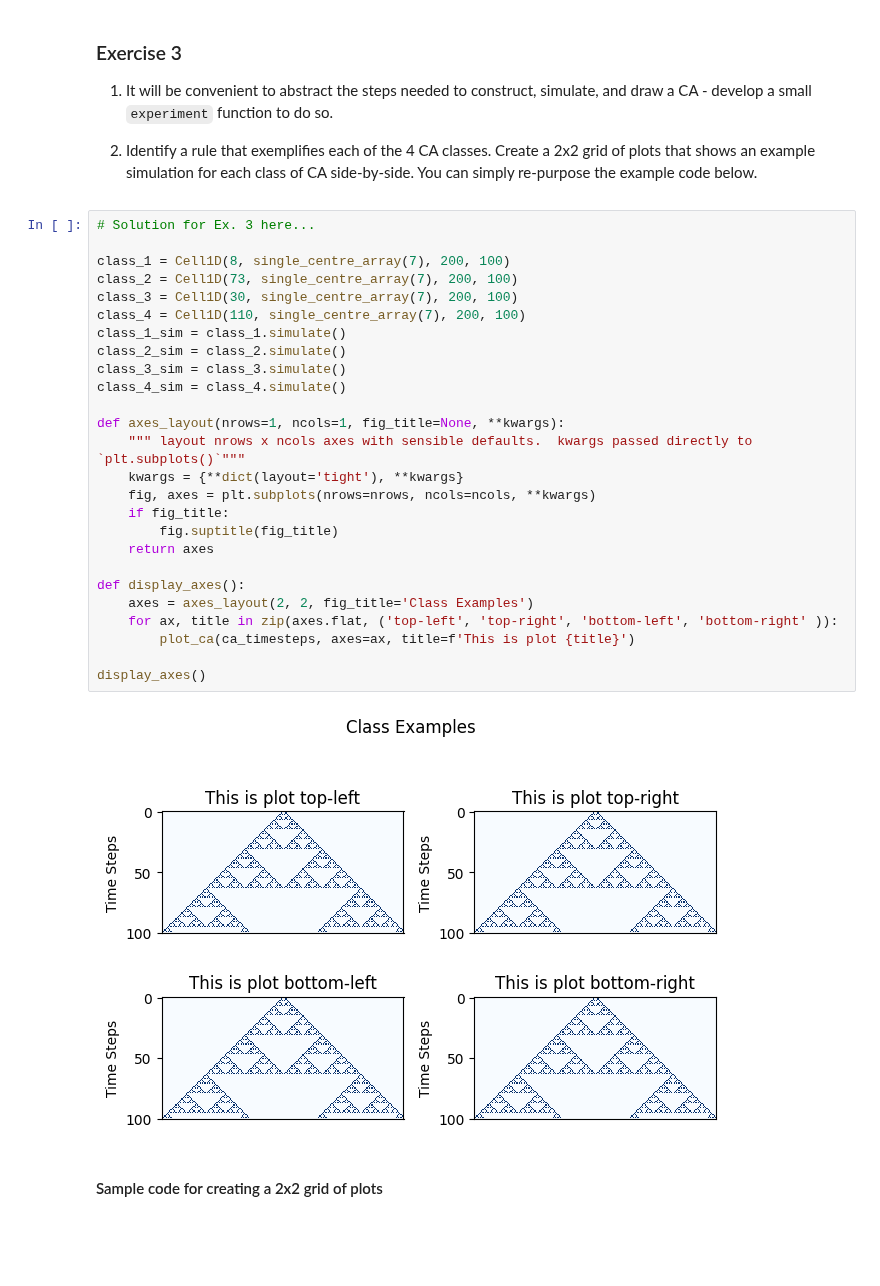
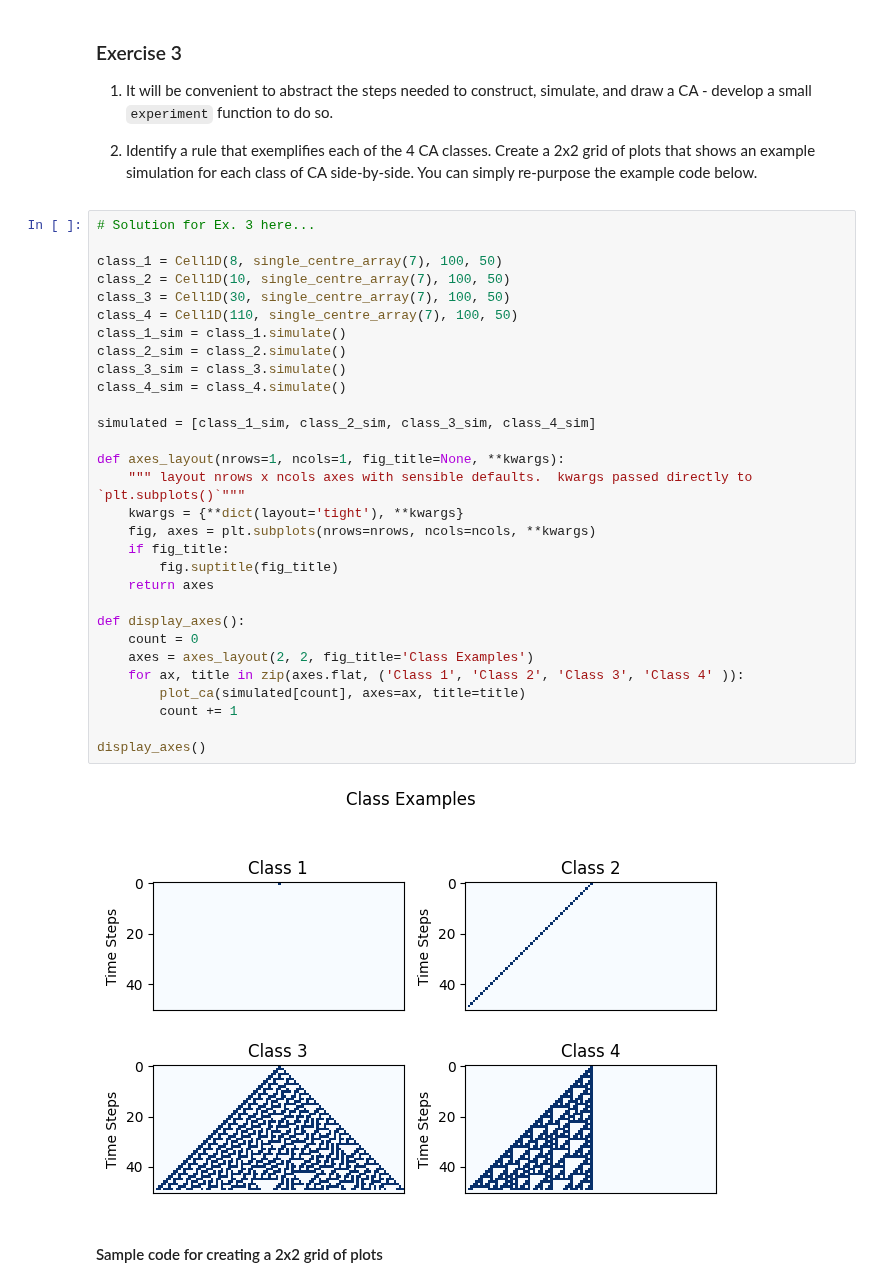
Before and after one commit to silentflame04/cap-comp215, a Jupyter notebook: labs/lab05-CA-1D.ipynb, the cells around one changed output. Drawn from its saved outputs; the diff is of its cells as text; blank space fills up the shorter version.

```diff
--- a/labs/lab05-CA-1D.ipynb
+++ b/labs/lab05-CA-1D.ipynb
@@ -198,31 +198,35 @@ Wolfram identifies 4 "classes" of Elementary Cellular Automata:
 # %%
 # Solution for Ex. 3 here...
 
-class_1 = Cell1D(8, single_centre_array(7), 200, 100)
-class_2 = Cell1D(73, single_centre_array(7), 200, 100)
-class_3 = Cell1D(30, single_centre_array(7), 200, 100)
-class_4 = Cell1D(110, single_centre_array(7), 200, 100)
+class_1 = Cell1D(8, single_centre_array(7), 100, 50)
+class_2 = Cell1D(10, single_centre_array(7), 100, 50)
+class_3 = Cell1D(30, single_centre_array(7), 100, 50)
+class_4 = Cell1D(110, single_centre_array(7), 100, 50)
 class_1_sim = class_1.simulate()
 class_2_sim = class_2.simulate()
 class_3_sim = class_3.simulate()
 class_4_sim = class_4.simulate()
+
+simulated = [class_1_sim, class_2_sim, class_3_sim, class_4_sim]
 
 def axes_layout(nrows=1, ncols=1, fig_title=None, **kwargs):
     """ layout nrows x ncols axes with sensible defaults.  kwargs passed directly to `plt.subplots()`"""
     kwargs = {**dict(layout='tight'), **kwargs}
     fig, axes = plt.subplots(nrows=nrows, ncols=ncols, **kwargs)
     if fig_title:
         fig.suptitle(fig_title)
     return axes
 
 def display_axes():
+    count = 0
     axes = axes_layout(2, 2, fig_title='Class Examples')
-    for ax, title in zip(axes.flat, ('top-left', 'top-right', 'bottom-left', 'bottom-right' )):
-        plot_ca(ca_timesteps, axes=ax, title=f'This is plot {title}')
+    for ax, title in zip(axes.flat, ('Class 1', 'Class 2', 'Class 3', 'Class 4' )):
+        plot_ca(simulated[count], axes=ax, title=title)
+        count += 1
 
 display_axes()
 # %% [output]
-[figure, old version]
+[figure, new version]
 # %% [markdown]
 #### Sample code for creating a 2x2 grid of plots
 # %%
```
Also changed, not shown: parts of 3 cells of this notebook.
